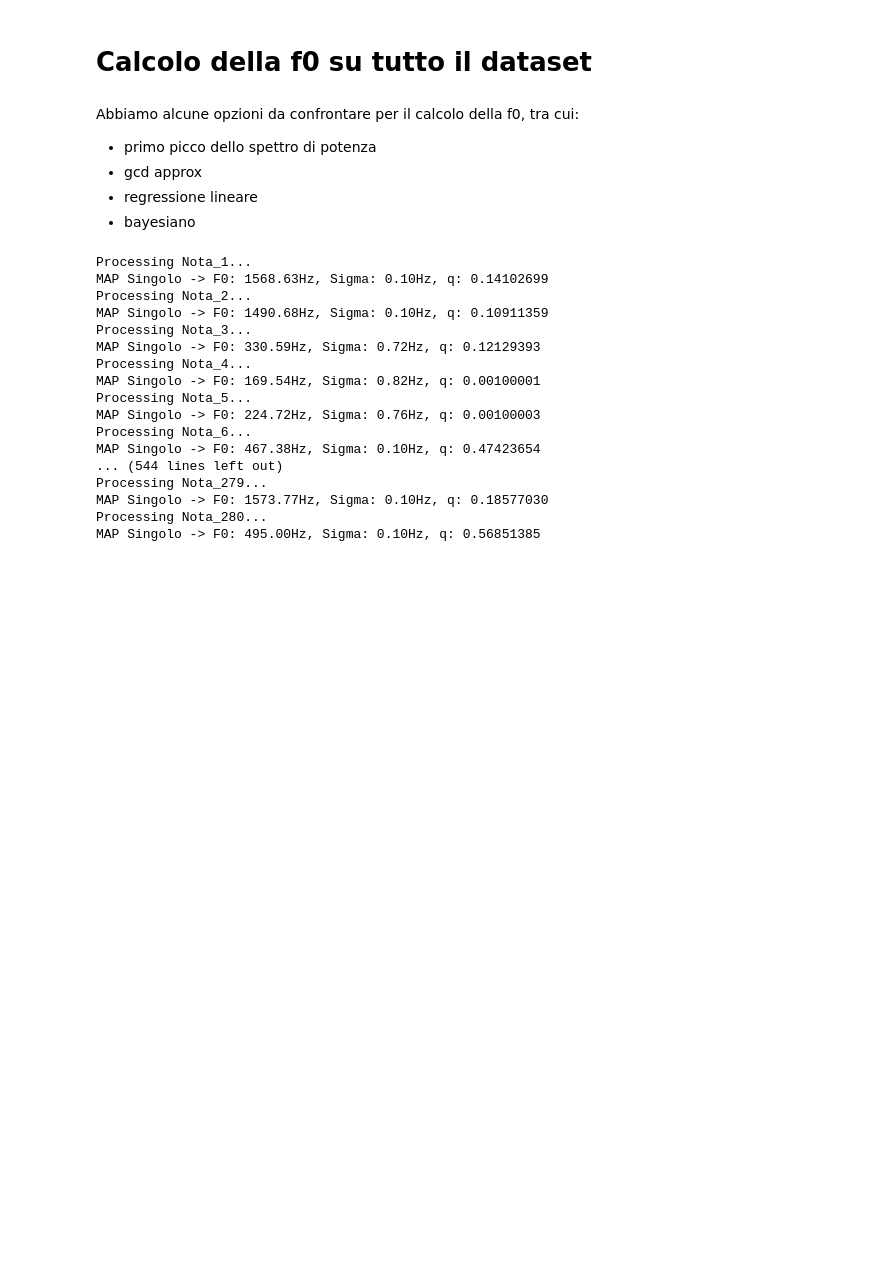
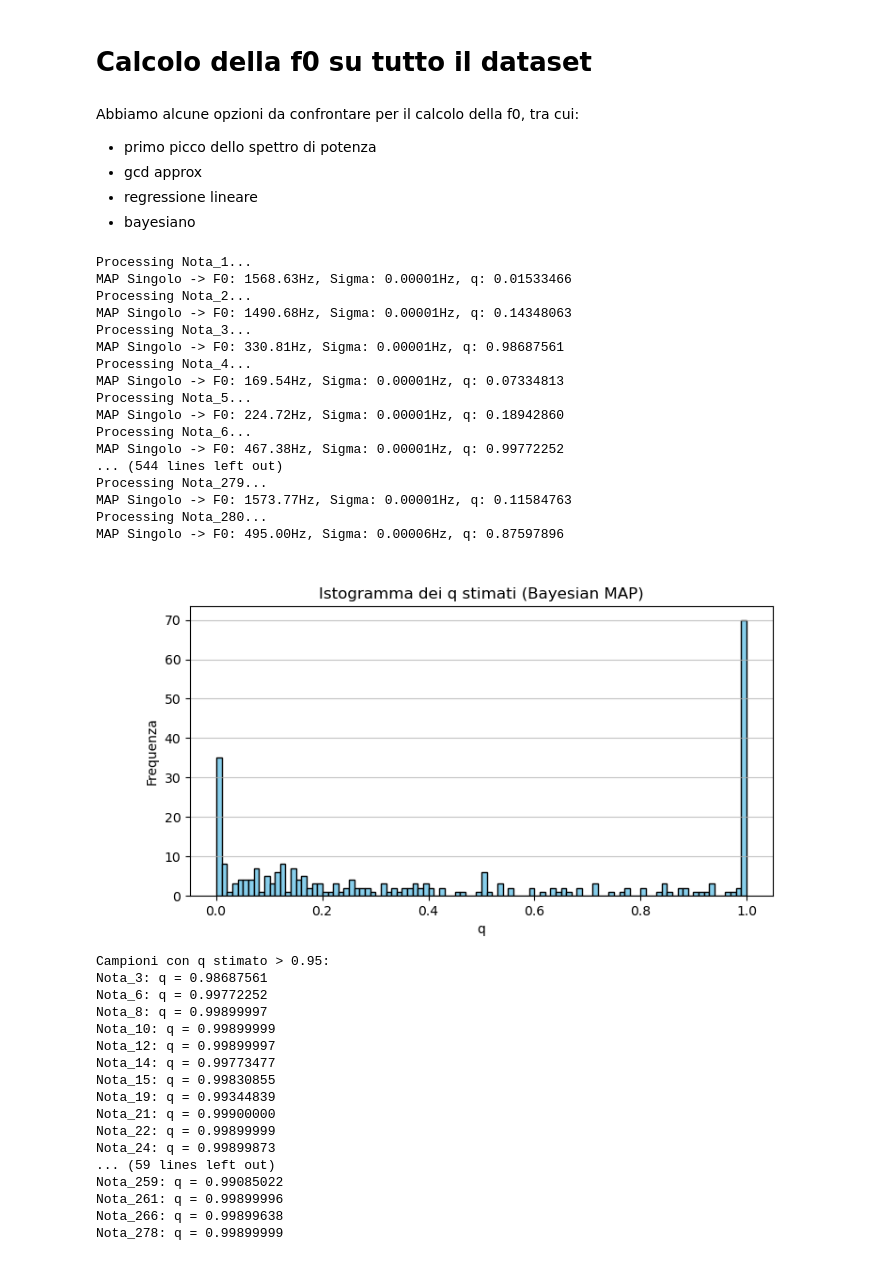
Before and after one commit to Lvetto/lmd_organo, a Jupyter notebook: calcolo_f0_batch.ipynb, the cells around one changed output. Saved outputs shown, nothing was run; the diff lists cells and outputs as text; code cells hidden in the pictures; blank space fills up the shorter version.

```diff
--- a/calcolo_f0_batch.ipynb
+++ b/calcolo_f0_batch.ipynb
@@ -299,9 +299,9 @@ def get_f0_bayesian_map(peak_freqs):
 
     f0_map, log_sigma_map, q_map = res.x
     q_map = float(np.clip(q_map, q_min, q_max))
-    print(f"MAP Singolo -> F0: {f0_map:.2f}Hz, Sigma: {np.exp(log_sigma_map):.2f}Hz, q: {q_map:.8f}")
+    print(f"MAP Singolo -> F0: {f0_map:.2f}Hz, Sigma: {np.exp(log_sigma_map):.5f}Hz, q: {q_map:.8f}")
 
-    return f0_map
+    return f0_map, q_map
 # %%
 base_dir = "dati_processati"
 peak_file = "spettri_10_periodi_peaks.json"
@@ -313,36 +313,80 @@ with open(filepath, 'r') as f:
 # %%
 # calcola f0 per ogni campione usando i diversi metodi
 f0_results = {}
+bayesian_q_results = {}
 for sample, data in peaks_dict.items():
     print(f"Processing {sample}...")
     freqs = np.array(data["peaks"]['frequencies'])
     mags = np.array(data["peaks"]['magnitudes'])
 
+    bayesian_map_result = get_f0_bayesian_map(freqs)
+    if bayesian_map_result is None:
+        bayesian_map_f0 = None
+        bayesian_map_q = None
+    else:
+        bayesian_map_f0, bayesian_map_q = bayesian_map_result
+
     f0_results[sample] = {
         'first_peak': get_f0_first_peak(freqs, freqs, mags),
         'gcd': get_f0_from_gcd(freqs),
         'linear_regression': get_f0_linear_regression(freqs),
-        'bayesian': get_f0_bayesian(freqs),
-        'bayesian_map': get_f0_bayesian_map(freqs)
+        #'bayesian': get_f0_bayesian(freqs),
+        'bayesian_map': bayesian_map_f0
     }
+    bayesian_q_results[sample] = bayesian_map_q
 # %% [output]
 Processing Nota_1...
-MAP Singolo -> F0: 1568.63Hz, Sigma: 0.10Hz, q: 0.14102699
+MAP Singolo -> F0: 1568.63Hz, Sigma: 0.00001Hz, q: 0.01533466
 Processing Nota_2...
-MAP Singolo -> F0: 1490.68Hz, Sigma: 0.10Hz, q: 0.10911359
+MAP Singolo -> F0: 1490.68Hz, Sigma: 0.00001Hz, q: 0.14348063
 Processing Nota_3...
-MAP Singolo -> F0: 330.59Hz, Sigma: 0.72Hz, q: 0.12129393
+MAP Singolo -> F0: 330.81Hz, Sigma: 0.00001Hz, q: 0.98687561
 Processing Nota_4...
-MAP Singolo -> F0: 169.54Hz, Sigma: 0.82Hz, q: 0.00100001
+MAP Singolo -> F0: 169.54Hz, Sigma: 0.00001Hz, q: 0.07334813
 Processing Nota_5...
-MAP Singolo -> F0: 224.72Hz, Sigma: 0.76Hz, q: 0.00100003
+MAP Singolo -> F0: 224.72Hz, Sigma: 0.00001Hz, q: 0.18942860
 Processing Nota_6...
-MAP Singolo -> F0: 467.38Hz, Sigma: 0.10Hz, q: 0.47423654
+MAP Singolo -> F0: 467.38Hz, Sigma: 0.00001Hz, q: 0.99772252
 ... (544 lines left out)
 Processing Nota_279...
-MAP Singolo -> F0: 1573.77Hz, Sigma: 0.10Hz, q: 0.18577030
+MAP Singolo -> F0: 1573.77Hz, Sigma: 0.00001Hz, q: 0.11584763
 Processing Nota_280...
-MAP Singolo -> F0: 495.00Hz, Sigma: 0.10Hz, q: 0.56851385
+MAP Singolo -> F0: 495.00Hz, Sigma: 0.00006Hz, q: 0.87597896
+# %%
+# istogramma delle q_map stimate con il metodo bayesiano
+bayesian_qs = [q for q in bayesian_q_results.values() if q is not None]
+plt.figure(figsize=(8, 4))
+plt.hist(bayesian_qs, bins=100, color='skyblue', edgecolor='black')
+plt.title('Istogramma dei q stimati (Bayesian MAP)')
+plt.xlabel('q')
+plt.ylabel('Frequenza')
+plt.grid(axis='y', alpha=0.75)
+plt.show()
+
+# stampa i file in cui q è maggiore di 0.95
+print("Campioni con q stimato > 0.95:")
+for sample, q in bayesian_q_results.items():
+    if q is not None and q > 0.95:
+        print(f"{sample}: q = {q:.8f}")
+# %% [output]
+[figure, added]
+Campioni con q stimato > 0.95:
+Nota_3: q = 0.98687561
+Nota_6: q = 0.99772252
+Nota_8: q = 0.99899997
+Nota_10: q = 0.99899999
+Nota_12: q = 0.99899997
+Nota_14: q = 0.99773477
+Nota_15: q = 0.99830855
+Nota_19: q = 0.99344839
+Nota_21: q = 0.99900000
+Nota_22: q = 0.99899999
+Nota_24: q = 0.99899873
+... (59 lines left out)
+Nota_259: q = 0.99085022
+Nota_261: q = 0.99899996
+Nota_266: q = 0.99899638
+Nota_278: q = 0.99899999
 # %%
 for sample, results in f0_results.items():
     print(f"{sample}:")
```
Also changed, not shown: parts of 6 cells of this notebook, 3 other files.
